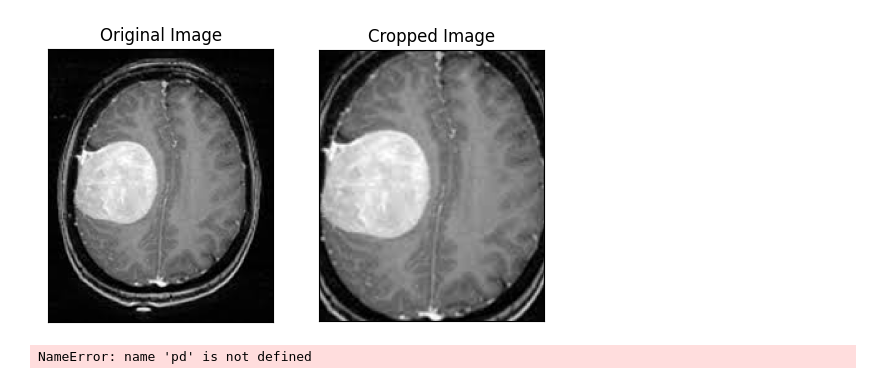
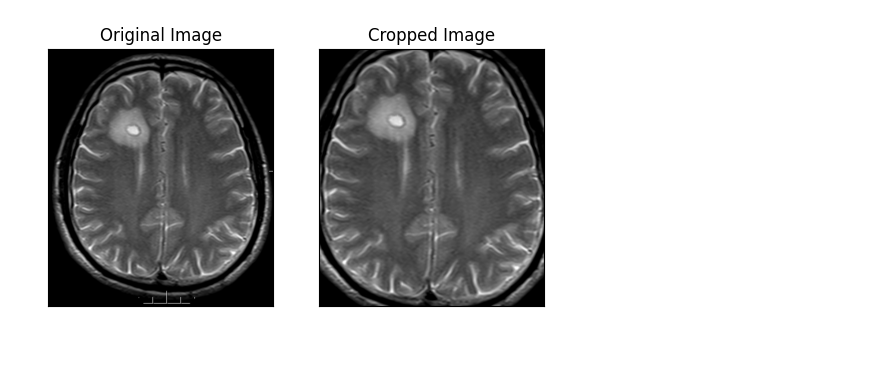
Before and after one commit to Talha-shariff/Braintumor_detection, a Jupyter notebook: btd.ipynb, the cells around one changed output. Saved outputs shown, nothing was run; the diff lists cells and outputs as text; code cells hidden in the pictures; blank space fills up the shorter version.

```diff
--- a/btd.ipynb
+++ b/btd.ipynb
@@ -83,10 +87,5 @@ Saving Y1.jpg to Y1.jpg
 # %%
-ex_img = cv2.imread('Y1.jpg')
+ex_img = cv2.imread('Y3.jpg')
 ex_new_img = crop_brain_contour(ex_img, True)
 # %% [output]
-[figure, old version]
+[figure, new version]
-# %%
-import pandas as pd
-data =pd.read_csv('yes.csv')
-# %% [output]
-NameError: name 'pd' is not defined
```
Also changed, not shown: parts of 4 cells of this notebook.
